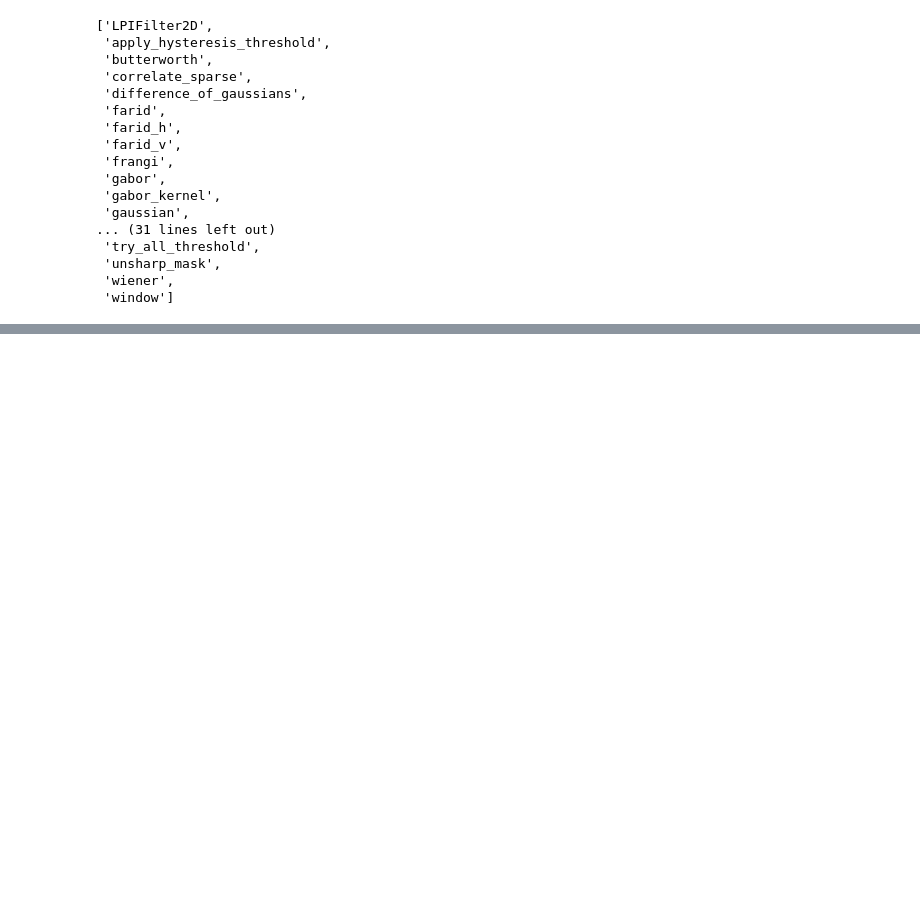
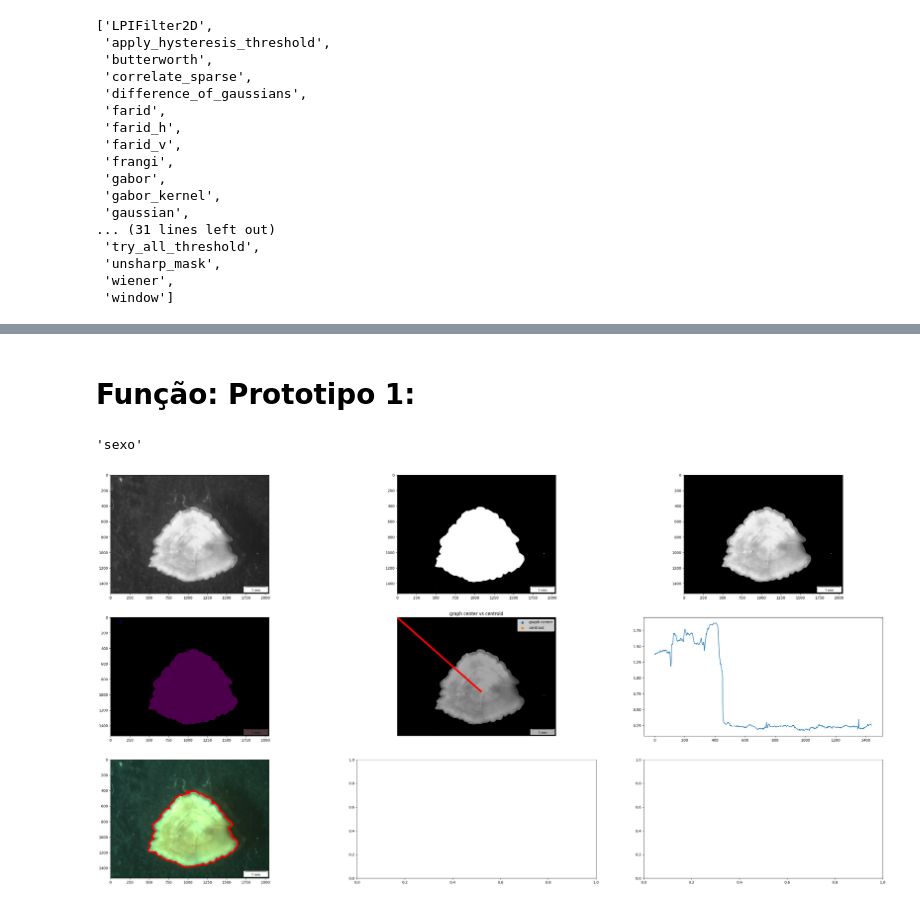
Before and after one commit to AJSRocha/msc_ds_vc, a Jupyter notebook: progress_report.ipynb, the cells around one changed output, grey strips where cells are left out. Cells and saved outputs as stored; diff of their text form; code cells hidden in the pictures; blank space fills up the shorter version.

```diff
--- a/progress_report.ipynb
+++ b/progress_report.ipynb
@@ -8,7 +9,7 @@ from skimage import io
 # Importação de Imagens
 # %%
 filename = os.path.join(skimage.data_dir, 'fotos/bios/GUU-Draco-Amo9-29Mai70-515-29,1-2-0,5-DIR.jpg')
-img = io.imread('C://repos/msc_ds_vc/photos/bios/GUU-Draco-Amo9-29Mai70-515-29,1-2-0,5-DIR.jpg')
+img = io.imread('photos/bios/GUU-Draco-Amo9-29Mai70-515-29,1-2-0,5-DIR.jpg')
 print(img.shape)
 # %% [output]
 (574, 764, 3)
@@ -149,0 +139,2 @@ ValueError: Unsupported dtype
+# %% [markdown]
+# Função: Prototipo 1:
@@ -149,0 +211,5 @@ ValueError: Unsupported dtype
+# %%
+processador(teste_03, True)
+# %% [output]
+'sexo'
+[figure, added]
```
Also changed, not shown: parts of 13 cells of this notebook.
